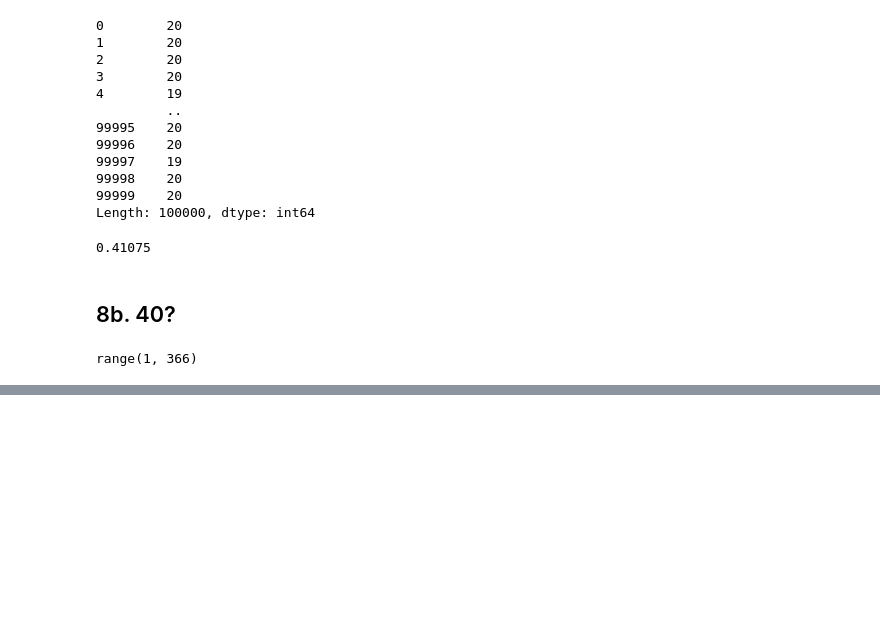
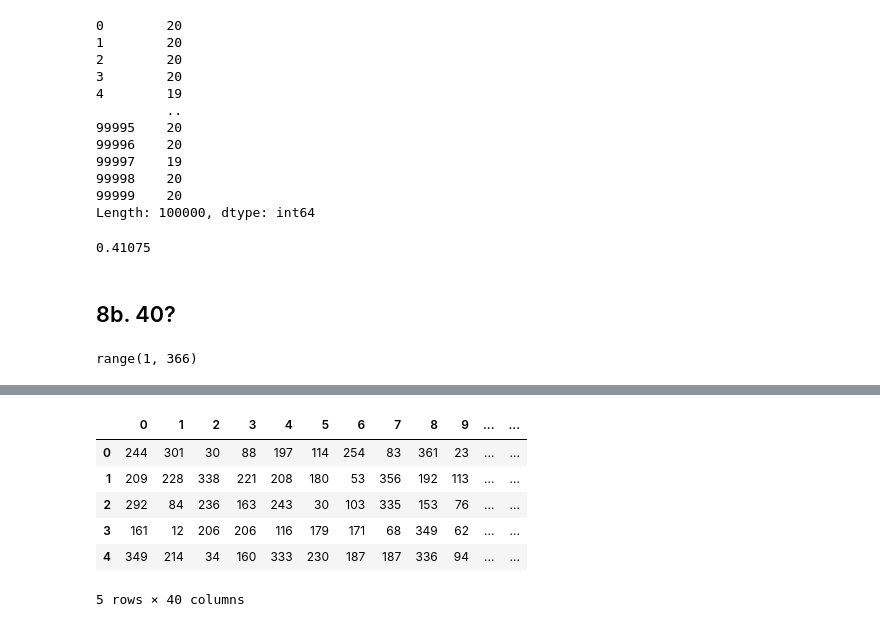
Before and after one commit to o0amandagomez0o/statistics-exercises, a Jupyter notebook: simulation.ipynb, the cells around one changed output, grey strips where cells are left out. Cells and saved outputs as stored; diff of their text form; code cells hidden in the pictures; blank space fills up the shorter version.

```diff
--- a/simulation.ipynb
+++ b/simulation.ipynb
@@ -407,13 +407,15 @@ Length: 100000, dtype: int64
 # %%
 outcomes = range(1, 366)
 #[*range(1, 366, 1)]
-
+trials = 40
 outcomes
 # %% [output]
 range(1, 366)
 # %%
-s_bday1 = np.random.choice(outcomes, size =(1_000_000, 40))
-s_bday2 = np.random.choice(outcomes, size =(1_000_000, 40))
+room = np.random.choice(outcomes, size =(1_000_000, trials))
+
+
+#s_bday2 = np.random.choice(outcomes, size =(1_000_000, 40))
 
 #s_bday1 = np.random.choice(outcomes, size =1_000_000)
 #s_bday2 = np.random.choice(outcomes, size =1_000_000)
@@ -447,0 +442,11 @@ id_bdays.mean()
+# %%
+room = pd.DataFrame(room)
+room.head()
+# %% [output]
+|  | 0 | 1 | 2 | 3 | 4 | 5 | 6 | 7 | 8 | 9 | ... | ... |
+| 0 | 244 | 301 | 30 | 88 | 197 | 114 | 254 | 83 | 361 | 23 | ... | ... |
+| 1 | 209 | 228 | 338 | 221 | 208 | 180 | 53 | 356 | 192 | 113 | ... | ... |
+| 2 | 292 | 84 | 236 | 163 | 243 | 30 | 103 | 335 | 153 | 76 | ... | ... |
+| 3 | 161 | 12 | 206 | 206 | 116 | 179 | 171 | 68 | 349 | 62 | ... | ... |
+| 4 | 349 | 214 | 34 | 160 | 333 | 230 | 187 | 187 | 336 | 94 | ... | ... |
+5 rows × 40 columns
```
Also changed, not shown: parts of 8 cells of this notebook.
